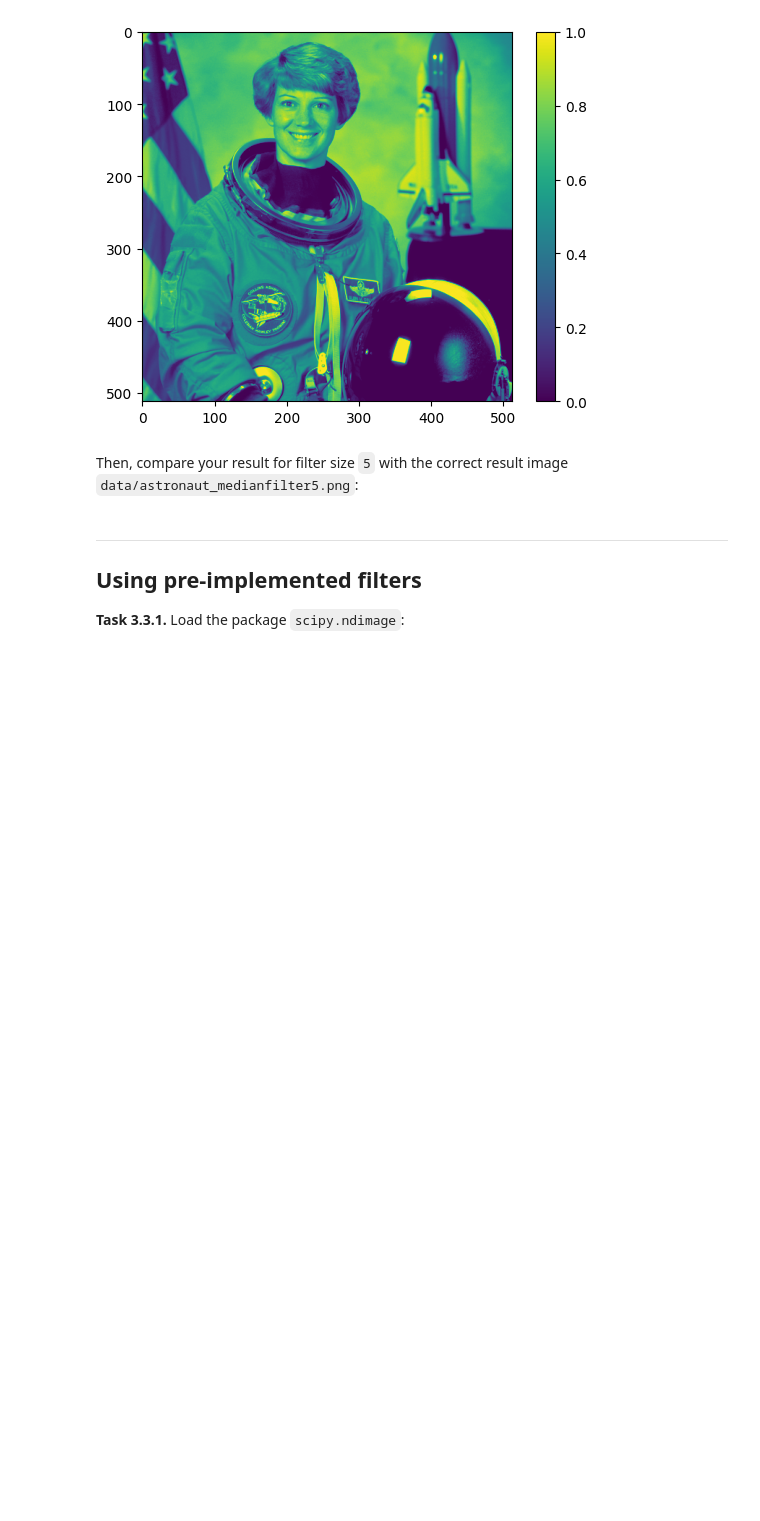
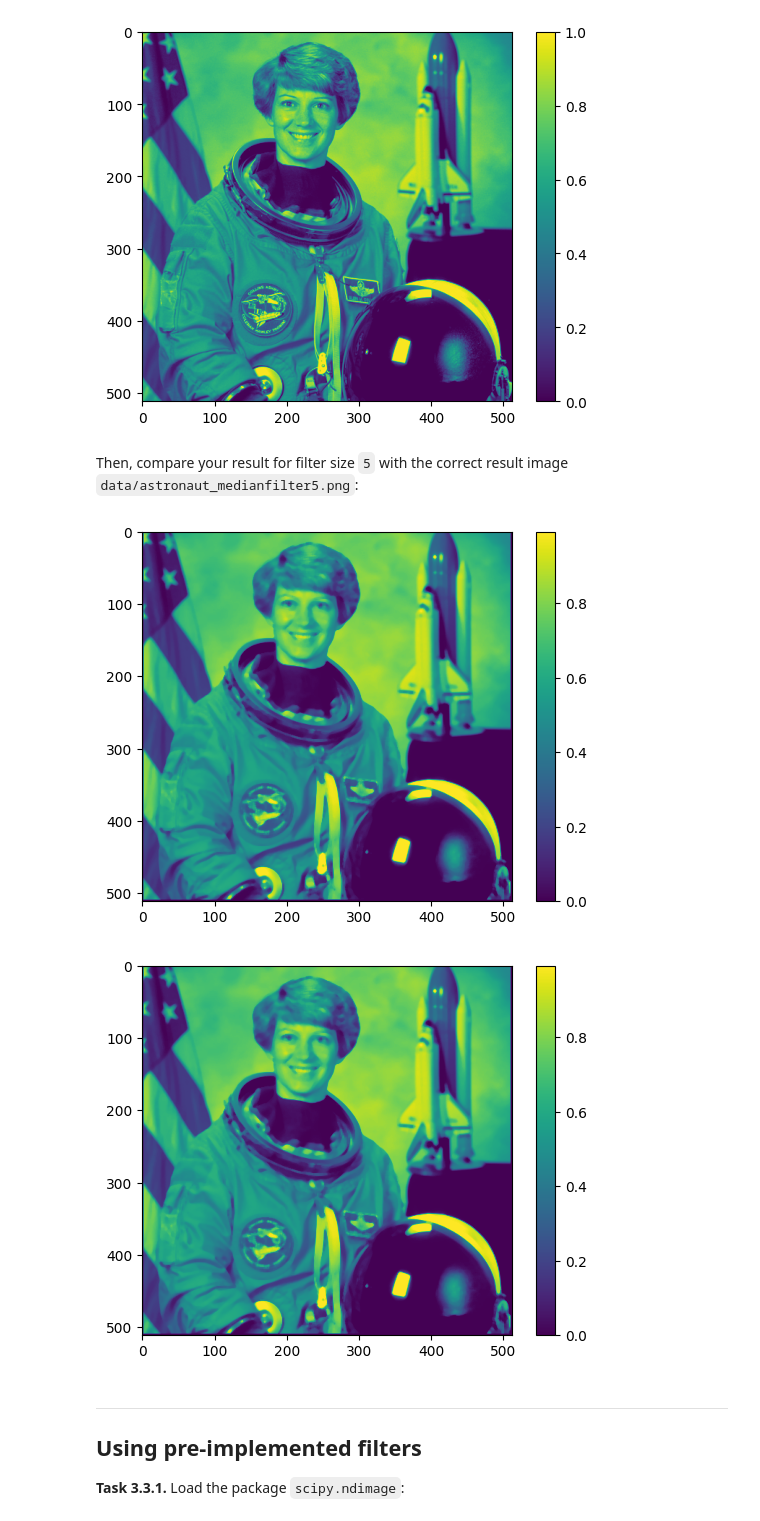
Before and after one commit to grosserC/mobi-fs3-python, a Jupyter notebook: task3.ipynb, the cells around one changed output. Cells and saved outputs as stored; diff of their text form; code cells hidden in the pictures; blank space fills up the shorter version.

```diff
--- a/task3.ipynb
+++ b/task3.ipynb
@@ -158,17 +158,20 @@ plt.colorbar()
 # %% [markdown]
 Then, compare your result for filter size `5` with the correct result image `data/astronaut_medianfilter5.png`:
 # %%
-img_out = meanfilter(img, 5)
+img_out = medianfilter(img, 5)
 plt.figure()
 plt.imshow(img_out)
 plt.colorbar()
 
-img5 = plt.imread('data/astronaut_meanfilter5.png')
+img5 = plt.imread('data/astronaut_medianfilter5.png')
 plt.figure()
 plt.imshow(img5)
 plt.colorbar()
 
 assert numpy.allclose(img_out, img5, atol=1/255)
+# %% [output]
+[figure, added]
+[figure, added]
 # %% [markdown]
 ---
 
```
